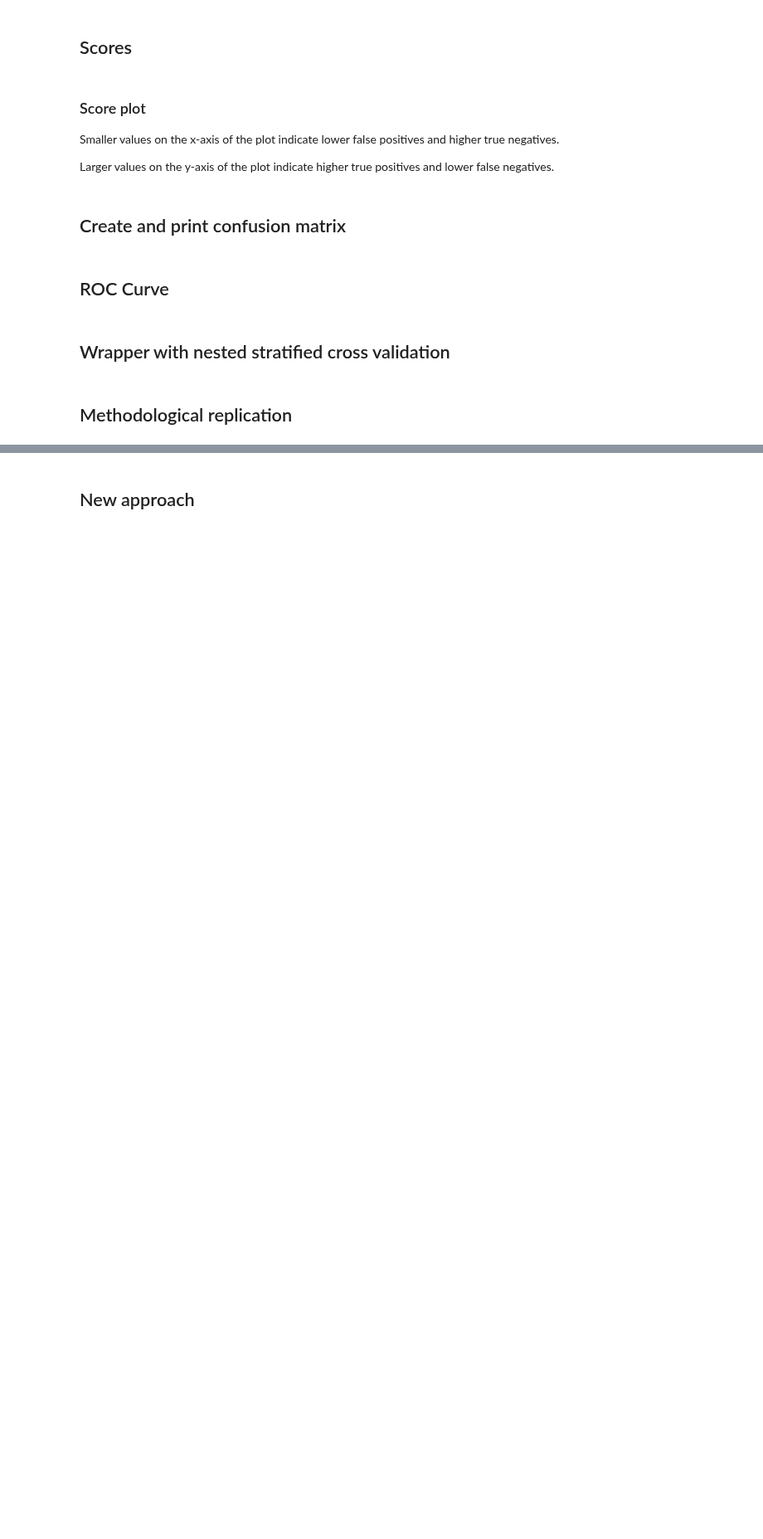
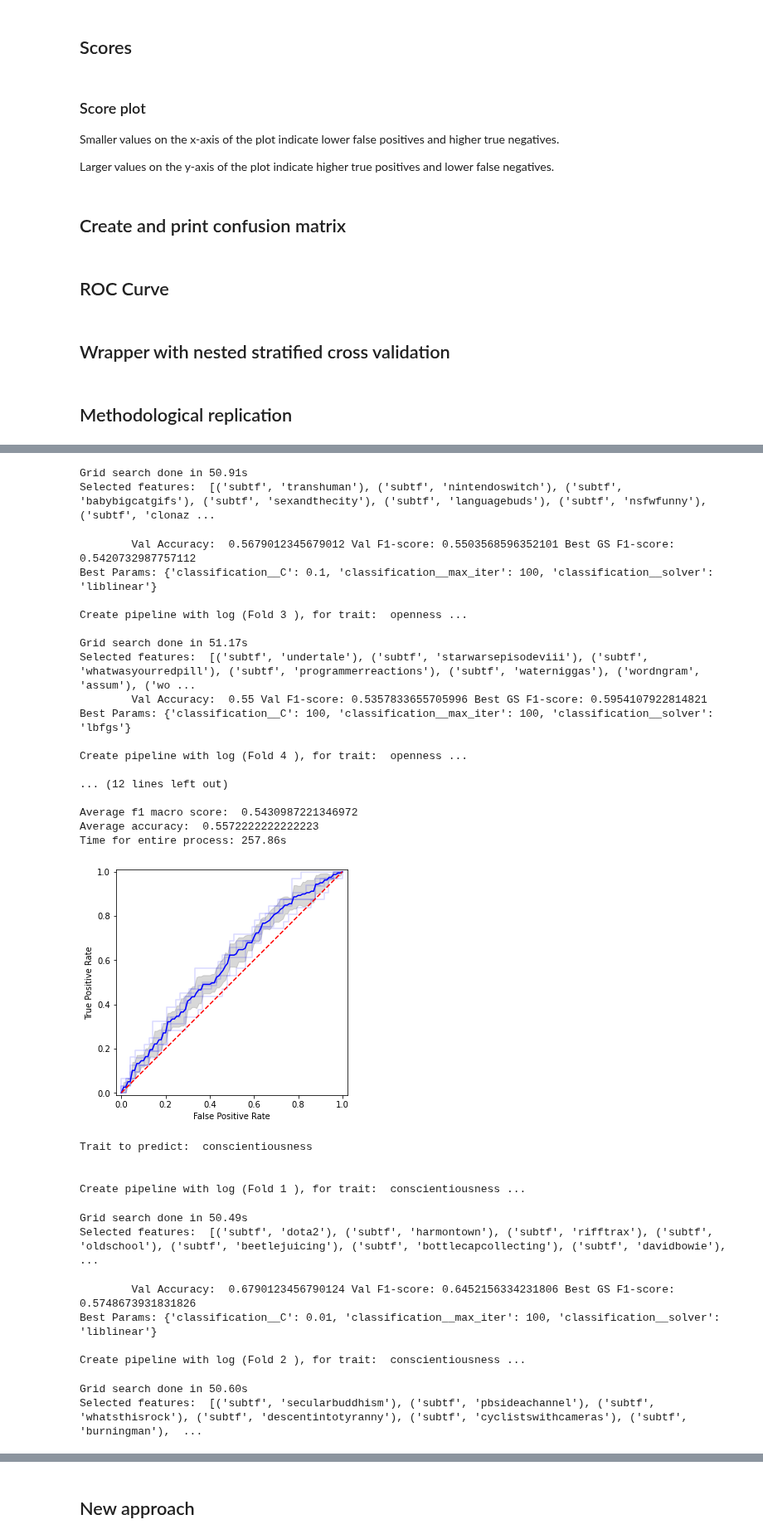
Before and after one commit to sophiasylvester/Big5-NLP, a Jupyter notebook: classifier-cv.ipynb, the cells around one changed output, grey strips where cells are left out. Shown at 83% size. Saved outputs shown, nothing was run; the diff lists cells and outputs as text; code cells hidden in the pictures; blank space fills up the shorter version.

Commit message:
fix bug with mutual information feature selection and implement roc plot for cv

```diff
--- a/classifier-cv.ipynb
+++ b/classifier-cv.ipynb
@@ -26,7 +26,7 @@ import seaborn as sns
 # %% [markdown]
 ## Import data
 # %%
-df = pd.read_pickle("allfeat_df_allcomments.pkl")
+df = pd.read_pickle("union_allfeat_df_allcomments.pkl")
 df.info()
 # %% [output]
 <class 'pandas.core.frame.DataFrame'>
@@ -128,7 +112,6 @@ def trait(df, classes, trait_name):
     x = df[feature_cols]
 
     if classes=='binary':
-
         if trait_name == 'agreeableness':
             y = df['trait', 'big5_o']
         elif trait_name == 'openness':
@@ -161,6 +144,15 @@ def trait(df, classes, trait_name):
             y = df['trait', 'extraversion']
         elif trait_name == 'neuroticism':
             y = df['trait', 'neuroticism']
+    elif classes=='mbti':
+        if trait_name == 'mbti_ei':
+            y = df['trait', 'mbti_ei']
+        elif trait_name == 'mbti_ns':
+            y = df['trait', 'mbti_ns']
+        elif trait_name == 'mbti_tf':
+            y = df['trait', 'mbti_tf']
+        elif trait_name == 'mbti_jp':
+            y = df['trait', 'mbti_jp']
     return x,y
 # %% [markdown]
 ## Classifier
@@ -295,18 +285,6 @@ def roc_aucscore(clf, x_test, y_test, classes, plotting, detailed):
         plot_roc_curve(clf, x_test, y_test)
         plt.title('ROC Curve', y=1.1)
         plt.show()
-# %%
-traits = ['openness', 'conscientiousness', 'extraversion', 'agreeableness', 'neuroticism']
-
-def switching(trait):
-    switcher={
-            'openness':30,
-            'conscientiousness': 30,
-            'agreeableness': 30,
-            'extraversion': 30,
-            'neuroticism':30
-         }
-    return switcher.get(trait,"Invalid")
 # %% [markdown]
 ## Wrapper with nested stratified cross validation
 # %%
@@ -326,32 +304,33 @@ def get_classifier(classifier):
     elif classifier == 'knn':
         return KNeighborsClassifier(n_neighbors=1, n_jobs=-1)
 
-def get_featureselection(fs, classifier, X, y):
+
+def get_featureselection(fs, classifier, n_feat):
     if fs == 'anova':
-        return SelectKBest(f_classif, k=30)
+        return SelectKBest(f_classif, k=n_feat)
     if fs == 'mutual':
-        return mutual_info_classif(X, y)
+        return SelectKBest(mutual_info_classif, k=n_feat)
     if fs == 'sequential_forward':
-        return SequentialFeatureSelector(get_classifier(classifier), n_features_to_select=30, direction='forward', n_jobs=-1)
+        return SequentialFeatureSelector(get_classifier(classifier), n_features_to_select=n_feat, direction='forward', n_jobs=-1)
     if fs == 'sequential_backward':
-        return SequentialFeatureSelector(get_classifier(classifier), n_features_to_select=30, direction='backward', n_jobs=-1)
+        return SequentialFeatureSelector(get_classifier(classifier), n_features_to_select=n_feat, direction='backward', n_jobs=-1)
 
 
 
-def create_pipeline_cv(classifier, fs, dim, X, y):
+def create_pipeline_cv(classifier, fs, dim, n_feat):
     if dim:
         pipeline = Pipeline([
               ('variance_threshold', VarianceThreshold()),
               ('scaler', StandardScaler()),
               ('pca', PCA(n_components=100)),
-              ('feature_selection',  get_featureselection(fs, classifier, X, y)),
+              ('feature_selection',  get_featureselection(fs, classifier, n_feat)),
               ('classification', get_classifier(classifier))
             ])
     else:
         pipeline = Pipeline([
               ('variance_threshold', VarianceThreshold()),
               ('scaler', StandardScaler()),
-              ('feature_selection',  get_featureselection(fs, classifier, X, y)),
+              ('feature_selection',  get_featureselection(fs, classifier, n_feat)),
               ('classification', get_classifier(classifier))
             ])
     return pipeline
@@ -538,0 +442,3 @@ Pipeline(steps=[('variance_threshold', VarianceThreshold()),
+# %%
+classify_cv(df, big5_traits, 'binary', ['log'], 'anova', dim=False, n_feat=30)
+# %% [output]
@@ -538,0 +459,32 @@ Pipeline(steps=[('variance_threshold', VarianceThreshold()),
+Grid search done in 50.91s
+Selected features:  [('subtf', 'transhuman'), ('subtf', 'nintendoswitch'), ('subtf', 'babybigcatgifs'), ('subtf', 'sexandthecity'), ('subtf', 'languagebuds'), ('subtf', 'nsfwfunny'), ('subtf', 'clonaz ...
+        Val Accuracy:  0.5679012345679012 Val F1-score: 0.5503568596352101 Best GS F1-score: 0.5420732987757112
+Best Params: {'classification__C': 0.1, 'classification__max_iter': 100, 'classification__solver': 'liblinear'}
+
+Create pipeline with log (Fold 3 ), for trait:  openness ...
+
+Grid search done in 51.17s
+Selected features:  [('subtf', 'undertale'), ('subtf', 'starwarsepisodeviii'), ('subtf', 'whatwasyourredpill'), ('subtf', 'programmerreactions'), ('subtf', 'waterniggas'), ('wordngram', 'assum'), ('wo ...
+        Val Accuracy:  0.55 Val F1-score: 0.5357833655705996 Best GS F1-score: 0.5954107922814821
+Best Params: {'classification__C': 100, 'classification__max_iter': 100, 'classification__solver': 'lbfgs'}
+
+Create pipeline with log (Fold 4 ), for trait:  openness ...
+
+... (12 lines left out)
+
+Average f1 macro score:  0.5430987221346972
+Average accuracy:  0.5572222222222223
+Time for entire process: 257.86s
+[figure, added]
+Trait to predict:  conscientiousness
+
+
+Create pipeline with log (Fold 1 ), for trait:  conscientiousness ...
+Grid search done in 50.49s
+Selected features:  [('subtf', 'dota2'), ('subtf', 'harmontown'), ('subtf', 'rifftrax'), ('subtf', 'oldschool'), ('subtf', 'beetlejuicing'), ('subtf', 'bottlecapcollecting'), ('subtf', 'davidbowie'),  ...
+        Val Accuracy:  0.6790123456790124 Val F1-score: 0.6452156334231806 Best GS F1-score: 0.5748673931831826
+Best Params: {'classification__C': 0.01, 'classification__max_iter': 100, 'classification__solver': 'liblinear'}
+
+Create pipeline with log (Fold 2 ), for trait:  conscientiousness ...
+Grid search done in 50.60s
+Selected features:  [('subtf', 'secularbuddhism'), ('subtf', 'pbsideachannel'), ('subtf', 'whatsthisrock'), ('subtf', 'descentintotyranny'), ('subtf', 'cyclistswithcameras'), ('subtf', 'burningman'),  ...
```
Also changed, not shown: parts of 22 cells of this notebook.
